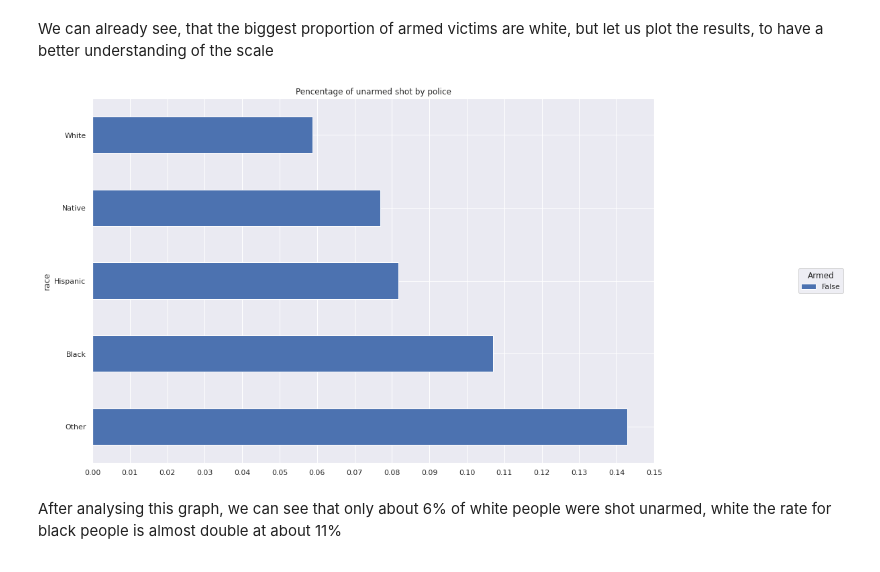
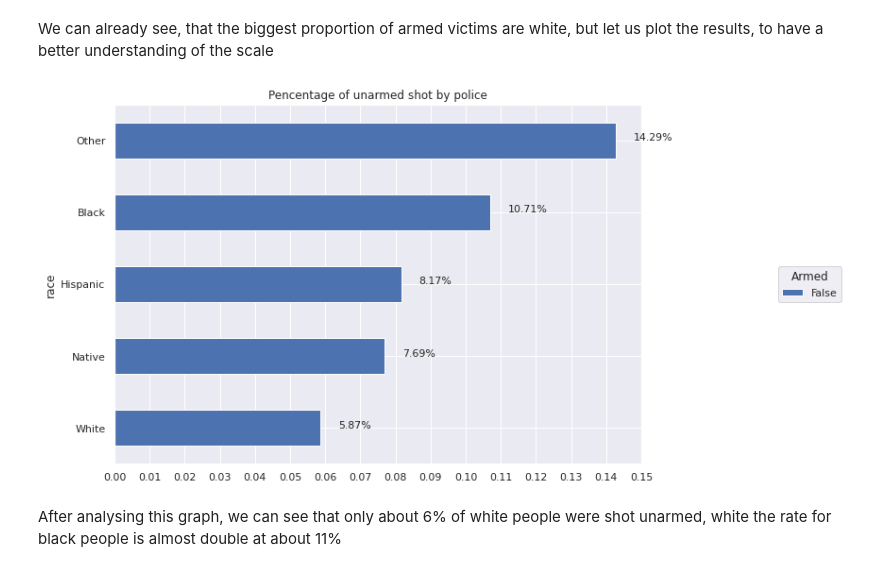
Before and after one commit to valdas-v1/Fatal-Police-Shooting-in-United-States, a Jupyter notebook: notebook.ipynb, the cells around one changed output. Drawn from its saved outputs; the diff is of its cells as text; code cells hidden in the pictures.

Commit message:
Add annotations to bar plots

```diff
--- a/notebook.ipynb
+++ b/notebook.ipynb
@@ -281,15 +283,23 @@ rate_race_armed.head(3)
 We can already see, that the biggest proportion of armed victims are white, but let us plot the results, to have a better understanding of the scale
 # %%
 # Plotting the results
-fig, ax = plt.subplots(figsize = (15,10))
+fig, ax = plt.subplots(figsize = (10,7))
 rate_race_armed[False].plot(kind = 'barh', stacked = True,ax = ax).legend(loc='center left',
                                                       bbox_to_anchor=(1.25, 0.5), ncol=1, title='Armed')
 
 plt.xticks(np.arange(0,np.max(rate_race_armed[False])+0.01,0.01))
+
+for i in ax.patches:
+    ax.text(i.get_width()+.005, i.get_y()+.25, \
+            str(round((i.get_width()*100), 2))+'%', fontsize=11)
+
+# Invert for largest on top
+ax.invert_yaxis()
+
 plt.title('Pencentage of unarmed shot by police')
 plt.show()
 # %% [output]
-[figure, old version]
+[figure, new version]
 # %% [markdown]
 After analysing this graph, we can see that only about 6% of white people were shot unarmed, white the rate for black people is almost double at about 11%
 # %% [markdown]
```
Also changed, not shown: parts of 2 cells of this notebook.
